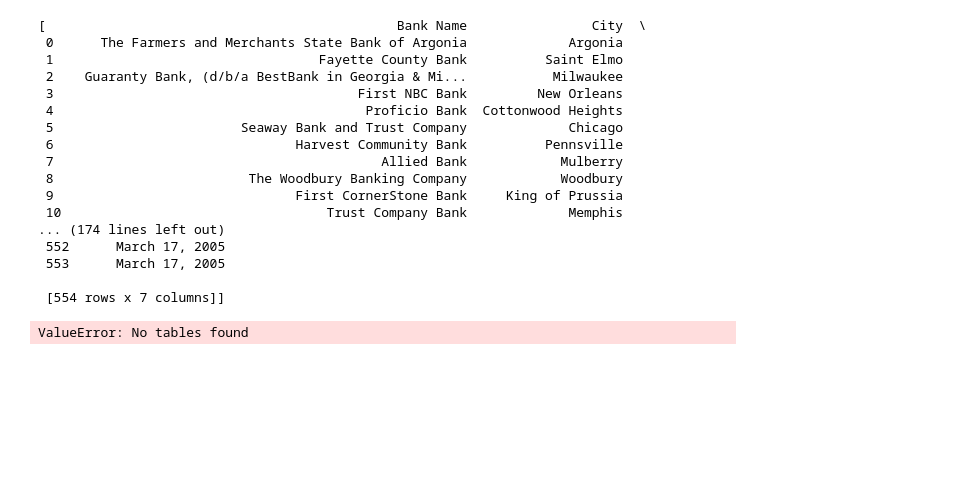
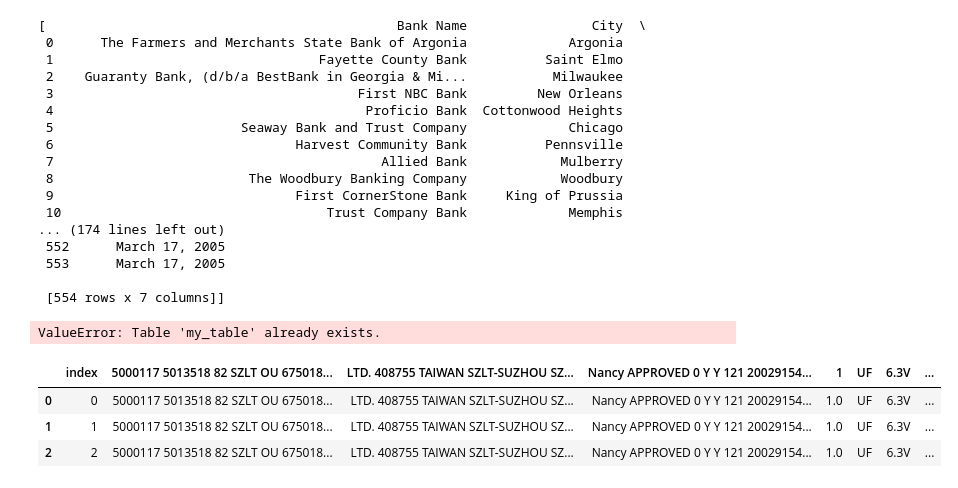
Before and after one commit to mateensa/SyPy, a Jupyter notebook: ML_Training_Pandas_Class2.ipynb, the cells around one changed output. Saved outputs shown, nothing was run; the diff lists cells and outputs as text; code cells hidden in the pictures; blank space fills up the shorter version.

```diff
--- a/ML_Training_Pandas_Class2.ipynb
+++ b/ML_Training_Pandas_Class2.ipynb
@@ -56,4 +53,0 @@ html_link = "http://jobcard.zensar.com/eJobCard/monthlyAttendanceReportAction.do
-# %%
-pd.read_html(html_link)
-# %% [output]
-ValueError: No tables found
@@ -59,0 +56,15 @@ ValueError: No tables found
+# %%
+engine = create_engine("sqlite:///:memory:")
+# %%
+df.to_sql("my_table", engine);
+# %% [output]
+ValueError: Table 'my_table' already exists.
+# %%
+sqldf = pd.read_sql('my_table', con=engine)
+# %%
+sqldf.head(3)
+# %% [output]
+|  | index | 5000117 5013518 82 SZLT OU 675018... | LTD. 408755 TAIWAN SZLT-SUZHOU SZ... | Nancy APPROVED 0 Y Y 121 20029154... | 1 | UF | 6.3V | ... |
+| 0 | 0 | 5000117 5013518 82 SZLT OU 675018... | LTD. 408755 TAIWAN SZLT-SUZHOU SZ... | Nancy APPROVED 0 Y Y 121 20029154... | 1.0 | UF | 6.3V | ... |
+| 1 | 1 | 5000117 5013518 82 SZLT OU 675018... | LTD. 408755 TAIWAN SZLT-SUZHOU SZ... | Nancy APPROVED 0 Y Y 121 20029154... | 1.0 | UF | 6.3V | ... |
+| 2 | 2 | 5000117 5013518 82 SZLT OU 675018... | LTD. 408755 TAIWAN SZLT-SUZHOU SZ... | Nancy APPROVED 0 Y Y 121 20029154... | 1.0 | UF | 6.3V | ... |
```
Also changed, not shown: parts of 3 cells of this notebook, 3 other files.
